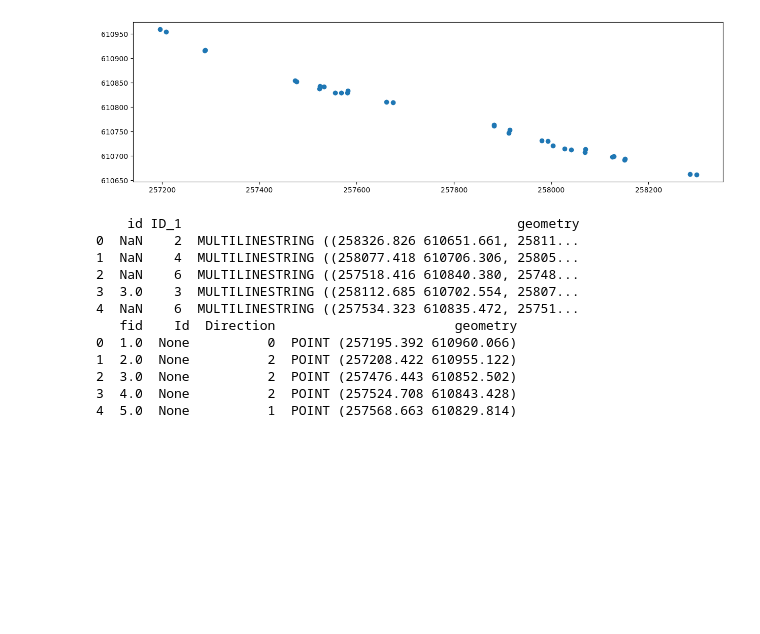
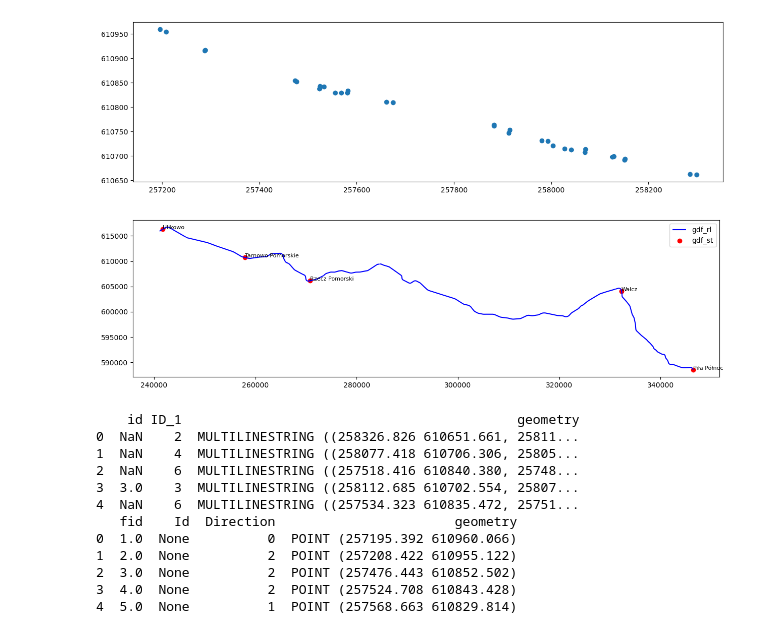
Before and after one commit to mwoj-tech/geo2screen, a Jupyter notebook: main.ipynb, the cells around one changed output. Saved outputs shown, nothing was run; the diff lists cells and outputs as text; code cells hidden in the pictures; blank space fills up the shorter version.

```diff
--- a/main.ipynb
+++ b/main.ipynb
@@ -16,6 +16,8 @@ from shapely.geometry import Point
 
 geojson_net_path = '24-04-24_template_geo2scheme_geojson_NET-ELEMENTS-input_Tarnowo-Pom.geojson'
 geojson_fie_path = '24-04-24_template_geo2scheme_geojson_FIE-input_Tarnowo-Pom.geojson'
+geojson_rl_path = '24-04-29_geo2scheme_LK-403_all.geojson'
+geojson_st_path = '24-04-29_geo2scheme_LK-403-posterunki.geojson'
 
 # Siedlce OSM: '2024-01-24_siedlce_2180.geojson'
 # Siedlce ELEMENTY SIECIOWE: '2024-01-24_elem-siec_isa.geojson'
@@ -33,6 +35,10 @@ geojson_fie_path = '24-04-24_template_geo2scheme_geojson_FIE-input_Tarnowo-Pom.g
 gdf_net = gpd.read_file(geojson_net_path)
 
 gdf_fie = gpd.read_file(geojson_fie_path)
+
+gdf_rl = gpd.read_file(geojson_rl_path)
+
+gdf_st = gpd.read_file(geojson_st_path)
 # %%
 # Extract non-spatial properties
 non_spatial_properties = gdf_net.drop(columns='geometry')
@@ -61,6 +74,30 @@ gdf_fie.plot(figsize=(15, 15))
 <Axes: >
 [figure]
 [figure]
+# %%
+
+
+
+# Plotting both GeoDataFrames on the same plot
+fig, ax = plt.subplots(figsize=(15, 15))
+
+# Plotting gdf_rl
+gdf_rl.plot(ax=ax, color='blue', label='gdf_rl')
+
+# Plotting gdf_st
+gdf_st.plot(ax=ax, color='red', label='gdf_st')
+
+# Adding labels for 'name' field of gdf_st
+for x, y, label in zip(gdf_st.geometry.centroid.x, gdf_st.geometry.centroid.y, gdf_st['name']):
+    ax.text(x, y, label, fontsize=8)
+
+# Adding legend
+ax.legend()
+
+# Display the plot
+plt.show()
+# %% [output]
+[figure, added]
 # %%
 area_azimuth= 166.5
 rotate_angle = area_azimuth * -1
```
Also changed, not shown: parts of 1 cell of this notebook, 2 other files.
